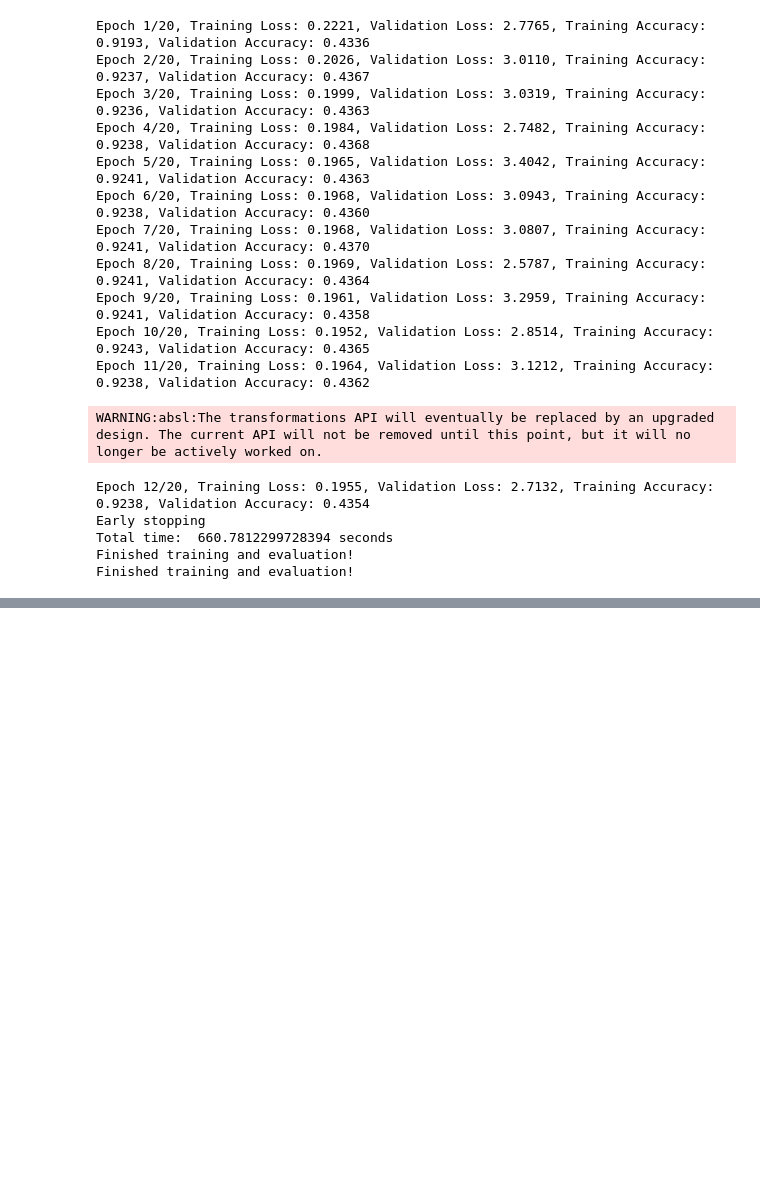
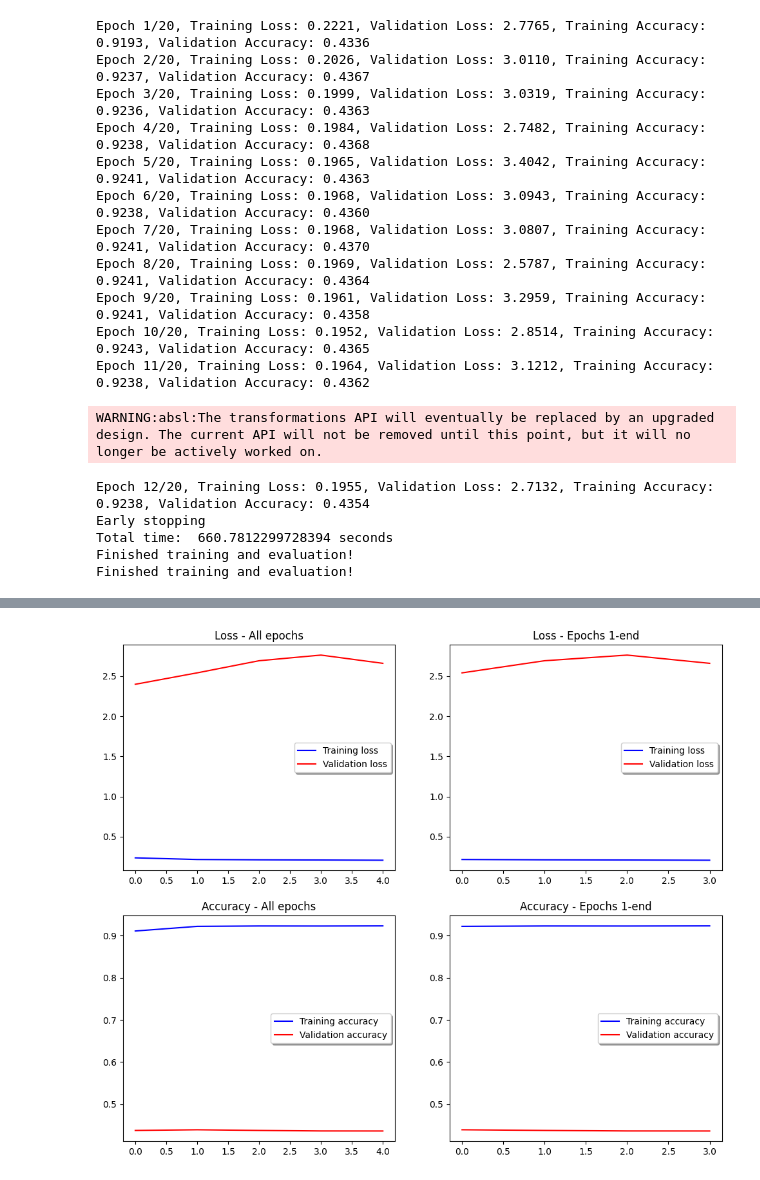
Before and after one commit to Jan10e/Kaggle, a Jupyter notebook: mental_health/mlp_jax.ipynb, the cells around one changed output, grey strips where cells are left out. Drawn from its saved outputs; the diff is of its cells as text; code cells hidden in the pictures; blank space fills up the shorter version.

```diff
--- a/mental_health/mlp_jax.ipynb
+++ b/mental_health/mlp_jax.ipynb
@@ -1997,7 +1998,7 @@ main_key, params_key, dropout_key = jax.random.split(root_key, 3)
 class ImprovedMLP(nn.Module):
     hidden_size: int
     output_size: int  # 1 for binary classification
-    dropout_rate: float = 0.5
+    dropout_rate: float = 0.2 # Dropout rate lower than 0.5
 
     @nn.compact
     def __call__(self, x, training: bool):
@@ -2034,7 +2035,7 @@ def create_train_state(params_rng, dropout_key, X_train):
     variables = model.init(params_rng, X_batch, training=True)
     params = variables['params']
     batch_stats = variables['batch_stats']
-    tx = optax.adamw(learning_rate=1e-3, weight_decay=1e-4)  # L2 regularization
+    tx = optax.adamw(learning_rate=1e-4, weight_decay=1e-4)  # L2 regularization
     return CustomTrainState.create(apply_fn=model.apply, params=params, tx=tx, dropout_key=dropout_key, batch_stats=batch_stats)
 
 # Define loss function
@@ -2190,0 +2179,22 @@ Total time:  419.97606897354126 seconds
+# %%
+# Plotting the training and validation loss and accuracy
+fig, ax = plt.subplots(2, 2, figsize=(12, 10))
+ax[0, 0].plot(train_losses, color='b', label="Training loss")
+ax[0, 0].plot(val_losses, color='r', label="Validation loss")
+ax[0, 0].legend(loc='best', shadow=True)
+ax[0, 0].set_title("Loss - All epochs")
+ax[0, 1].plot(train_losses[1:], color='b', label="Training loss")
+ax[0, 1].plot(val_losses[1:], color='r', label="Validation loss")
+ax[0, 1].legend(loc='best', shadow=True)
+ax[0, 1].set_title("Loss - Epochs 1-end")
+ax[1, 0].plot(train_accuracies, color='b', label="Training accuracy")
+ax[1, 0].plot(val_accuracies, color='r', label="Validation accuracy")
+ax[1, 0].legend(loc='best', shadow=True)
+ax[1, 0].set_title("Accuracy - All epochs")
+ax[1, 1].plot(train_accuracies[1:], color='b', label="Training accuracy")
+ax[1, 1].plot(val_accuracies[1:], color='r', label="Validation accuracy")
+ax[1, 1].legend(loc='best', shadow=True)
+ax[1, 1].set_title("Accuracy - Epochs 1-end")
+plt.show()
+# %% [output]
+[figure, added]
```
Also changed, not shown: parts of 2 cells of this notebook, 13 other files.
